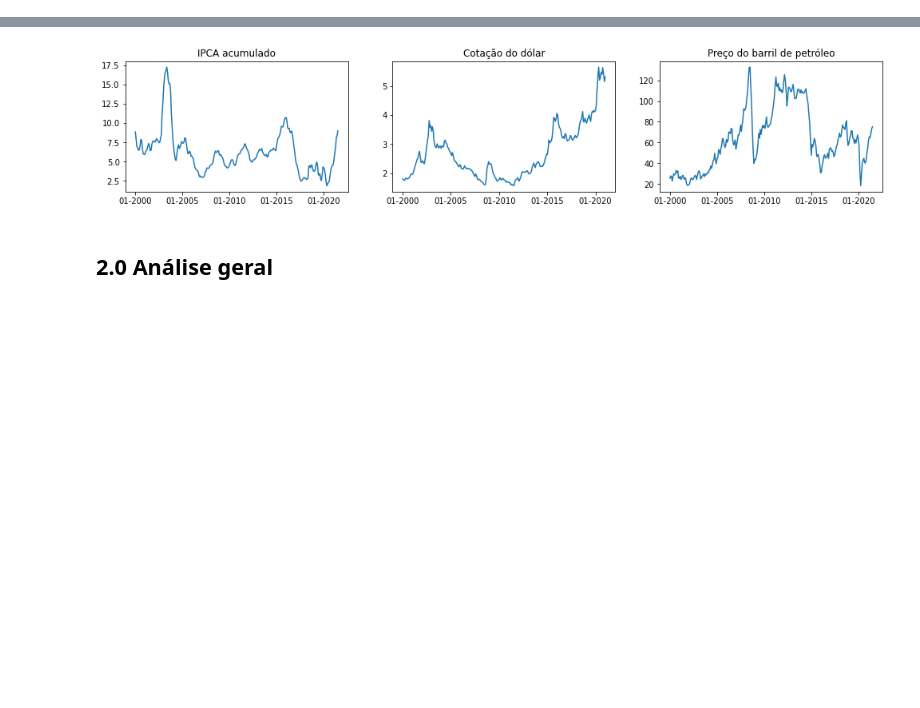
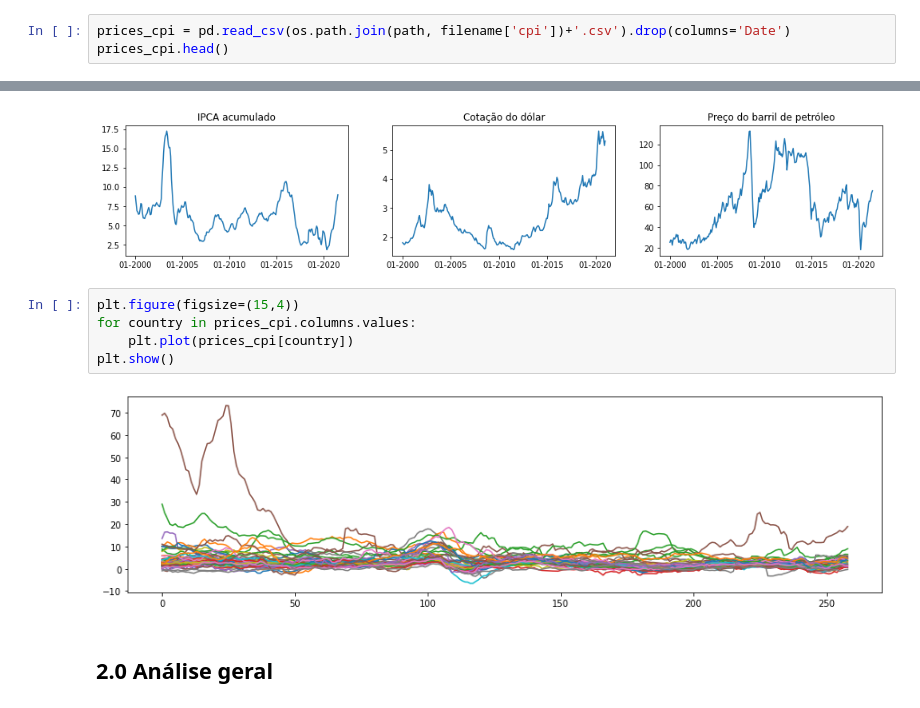
Before and after one commit to JairoSSantos/BR-infla-analise, a Jupyter notebook: analise.ipynb, the cells around one changed output, grey strips where cells are left out. Drawn from its saved outputs; the diff is of its cells as text; blank space fills up the shorter version.

```diff
--- a/analise.ipynb
+++ b/analise.ipynb
@@ -178,3 +165,6 @@ df2.head()
 | 2 | 07-1987 | 19.86 |
 | 3 | 08-1987 | 18.98 |
 | 4 | 09-1987 | 18.31 |
+# %%
+prices_cpi = pd.read_csv(os.path.join(path, filename['cpi'])+'.csv').drop(columns='Date')
+prices_cpi.head()
@@ -237,6 +235,13 @@ axs[2].set_xticklabels(xt, minor=False)
 plt.show()
 # %% [output]
 [figure]
+# %%
+plt.figure(figsize=(15,4))
+for country in prices_cpi.columns.values:
+    plt.plot(prices_cpi[country])
+plt.show()
+# %% [output]
+[figure, added]
 # %% [markdown]
 ## 2.0 Análise geral
 # %% [markdown]
```
Also changed, not shown: parts of 18 cells of this notebook, 4 other files.
